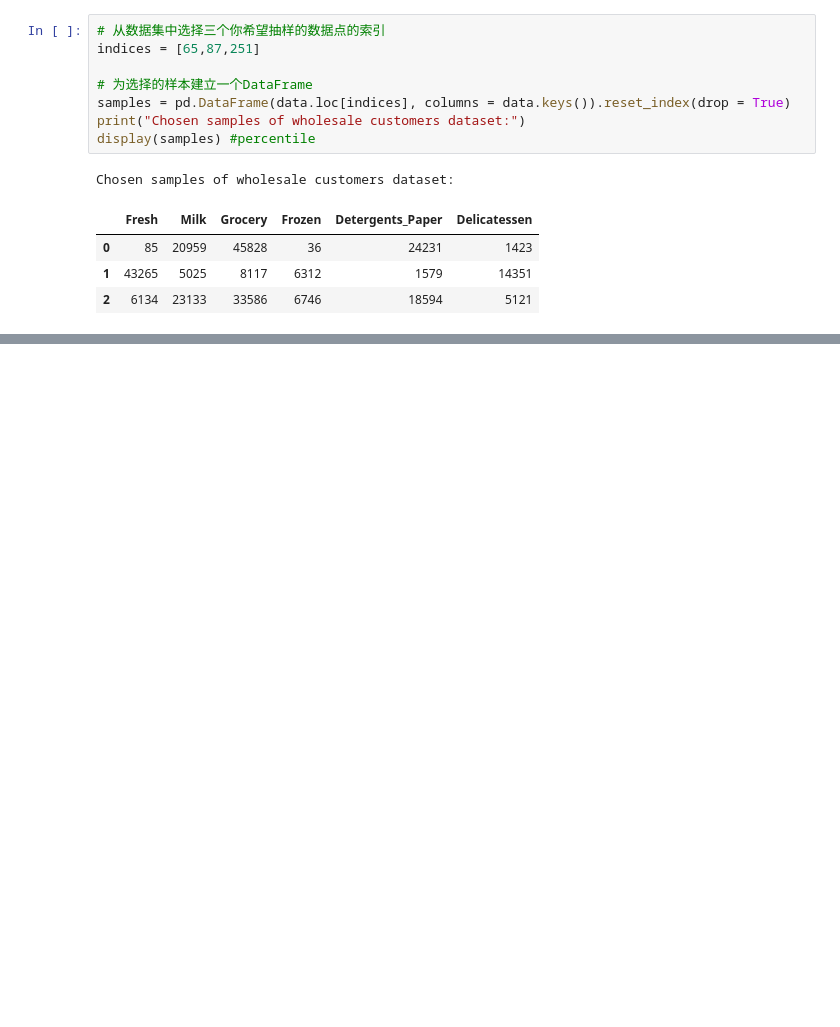
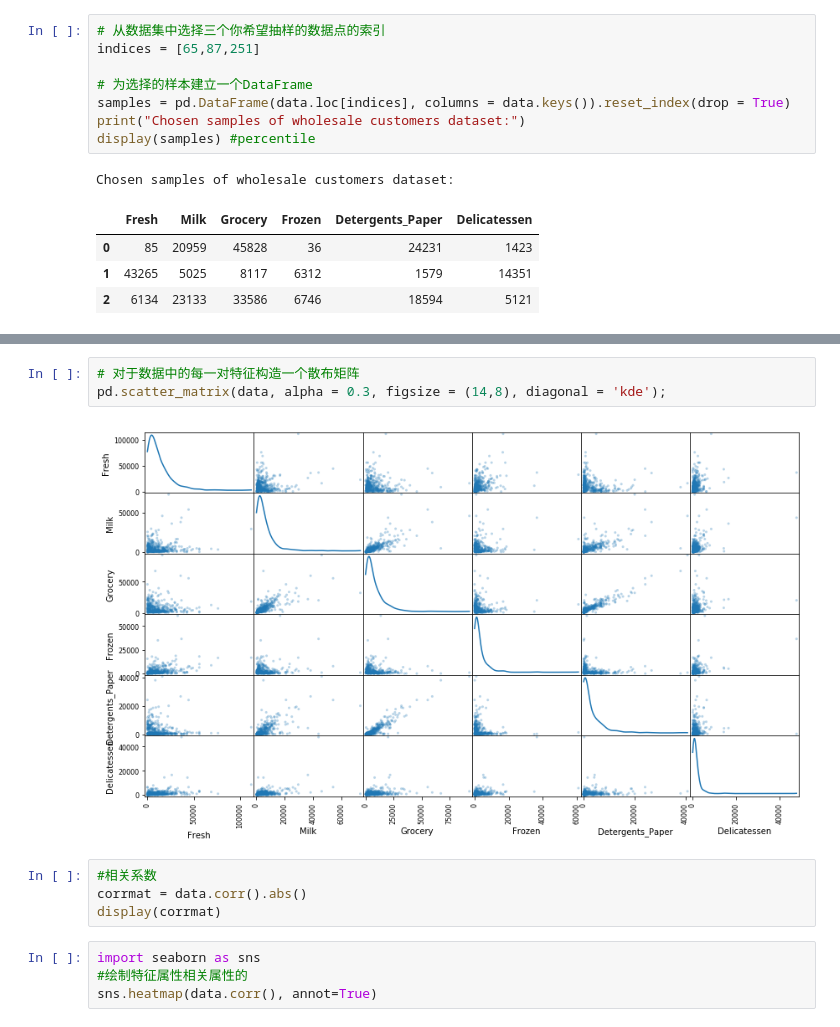
Before and after one commit to zhangjiqiang/AIProject, a Jupyter notebook: udacity_Customer_Segments-master/customers_segment.ipynb, the cells around one changed output, grey strips where cells are left out. Cells and saved outputs as stored; diff of their text form; blank space fills up the shorter version.

```diff
--- a/udacity_Customer_Segments-master/customers_segment.ipynb
+++ b/udacity_Customer_Segments-master/customers_segment.ipynb
@@ -79,0 +120,13 @@ Chosen samples of wholesale customers dataset:
+# %%
+# 对于数据中的每一对特征构造一个散布矩阵
+pd.scatter_matrix(data, alpha = 0.3, figsize = (14,8), diagonal = 'kde');
+# %% [output]
+[figure, added]
+# %%
+#相关系数
+corrmat = data.corr().abs()
+display(corrmat)
+# %%
+import seaborn as sns
+#绘制特征属性相关属性的
+sns.heatmap(data.corr(), annot=True)
```
Also changed, not shown: parts of 6 cells of this notebook.
